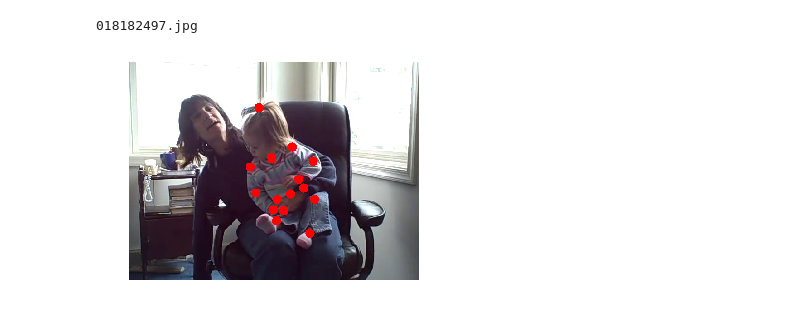
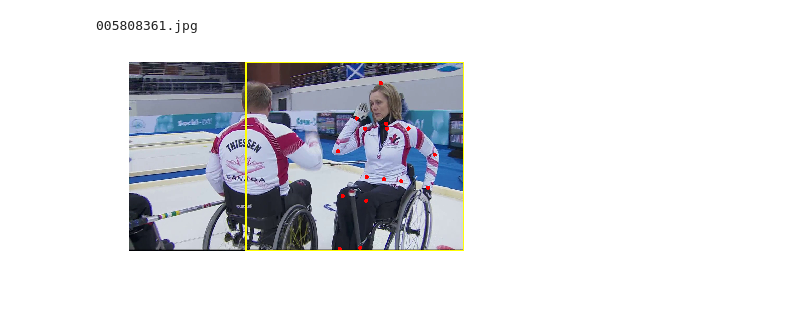
Before and after one commit to s1023030/FCN-tensorflow, a Jupyter notebook: Test.ipynb, the cells around one changed output. Cells and saved outputs as stored; diff of their text form; code cells hidden in the pictures.

```diff
--- a/Test.ipynb
+++ b/Test.ipynb
@@ -8,19 +8,28 @@ import cv2
 %matplotlib inline
 dir_path='mpii_human_pose_v1\images\\'
 # %%
-raw_datas= open('data.json').readlines()
-data=json.loads(raw_datas[10].strip())
+raw_datas= open('train_data\data.json').readlines()
+data=json.loads(raw_datas[2].strip())
 # %%
 print(data['filename'])
 img = cv2.imread(dir_path+data['filename'])
+height, width, channels = img.shape
 joints_pos=data['joint_pos']
 for joint in joints_pos:
     x=int(joints_pos[str(joint)][0])
     y=int(joints_pos[str(joint)][1])
-    cv2.circle(img,(x,y), 10, (0,0,255), -1)
+    cv2.circle(img,(x,y), 8, (0,0,255), -1)
+side=data['scale']*200*1.1
+left_top_X=int(data['objpos'][0]-(side/2))
+left_top_Y=int(data['objpos'][1]-(side/2))
+right_down_X=min(width,left_top_X+int(side))
+right_down_Y=min(height,left_top_Y+int(side))
+left_top_X=max(0,left_top_X)
+left_top_Y=max(0,left_top_Y)
+cv2.rectangle(img,(left_top_X,left_top_Y),(right_down_X,right_down_Y),(0,255,255),5)
 plt.axis("off")
 plt.imshow(cv2.cvtColor(img, cv2.COLOR_BGR2RGB))
 plt.show()
 # %% [output]
-018182497.jpg
+005808361.jpg
-[figure, old version]
+[figure, new version]
```
Also changed, not shown: 5 other files.
